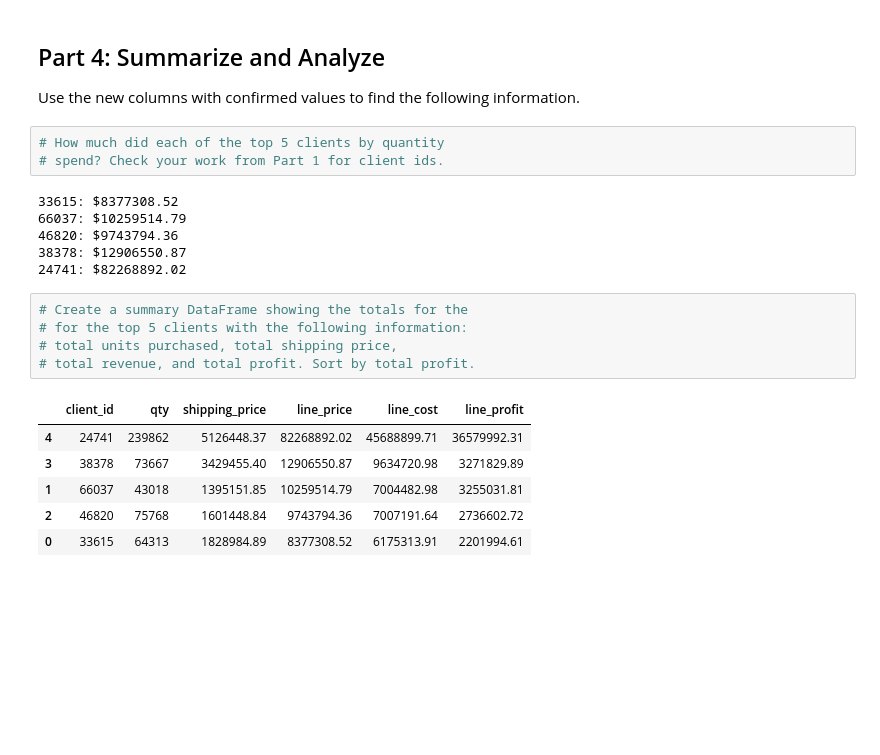
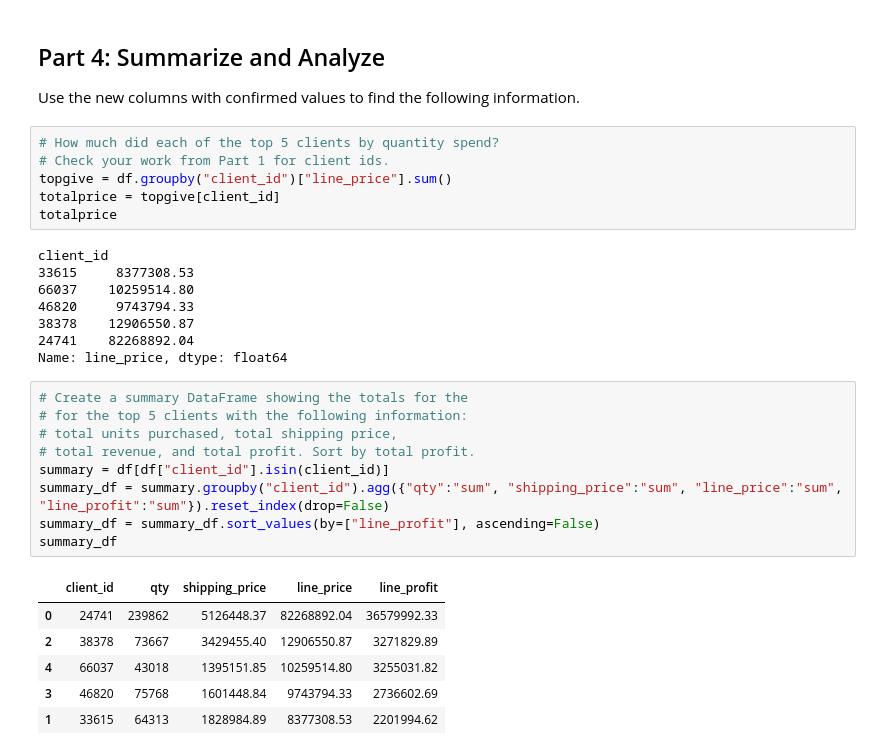
Before and after one commit to brian2656/pandas-challenge-1, a Jupyter notebook: module_4_challenge.ipynb, the cells around one changed output. Drawn from its saved outputs; the diff is of its cells as text; blank space fills up the shorter version.

```diff
--- a/module_4_challenge.ipynb
+++ b/module_4_challenge.ipynb
@@ -212,26 +193,35 @@ Order 6128929 total: $923441.25
 ## Part 4: Summarize and Analyze
 Use the new columns with confirmed values to find the following information.
 # %%
-# How much did each of the top 5 clients by quantity
-# spend? Check your work from Part 1 for client ids.
+# How much did each of the top 5 clients by quantity spend?
+# Check your work from Part 1 for client ids.
+topgive = df.groupby("client_id")["line_price"].sum()
+totalprice = topgive[client_id]
+totalprice
 # %% [output]
-33615: $8377308.52
-66037: $10259514.79
-46820: $9743794.36
-38378: $12906550.87
-24741: $82268892.02
+client_id
+33615     8377308.53
+66037    10259514.80
+46820     9743794.33
+38378    12906550.87
+24741    82268892.04
+Name: line_price, dtype: float64
 # %%
 # Create a summary DataFrame showing the totals for the
 # for the top 5 clients with the following information:
 # total units purchased, total shipping price,
 # total revenue, and total profit. Sort by total profit.
+summary = df[df["client_id"].isin(client_id)]
+summary_df = summary.groupby("client_id").agg({"qty":"sum", "shipping_price":"sum", "line_price":"sum", "line_profit":"sum"}).reset_index(drop=False)
+summary_df = summary_df.sort_values(by=["line_profit"], ascending=False)
+summary_df
 # %% [output]
-|  | client_id | qty | shipping_price | line_price | line_cost | line_profit |
-| 4 | 24741 | 239862 | 5126448.37 | 82268892.02 | 45688899.71 | 36579992.31 |
-| 3 | 38378 | 73667 | 3429455.40 | 12906550.87 | 9634720.98 | 3271829.89 |
-| 1 | 66037 | 43018 | 1395151.85 | 10259514.79 | 7004482.98 | 3255031.81 |
-| 2 | 46820 | 75768 | 1601448.84 | 9743794.36 | 7007191.64 | 2736602.72 |
-| 0 | 33615 | 64313 | 1828984.89 | 8377308.52 | 6175313.91 | 2201994.61 |
+|  | client_id | qty | shipping_price | line_price | line_profit |
+| 0 | 24741 | 239862 | 5126448.37 | 82268892.04 | 36579992.33 |
+| 2 | 38378 | 73667 | 3429455.40 | 12906550.87 | 3271829.89 |
+| 4 | 66037 | 43018 | 1395151.85 | 10259514.80 | 3255031.82 |
+| 3 | 46820 | 75768 | 1601448.84 | 9743794.33 | 2736602.69 |
+| 1 | 33615 | 64313 | 1828984.89 | 8377308.53 | 2201994.62 |
 # %%
 # Format the data and rename the columns
 # to names suitable for presentation.
```
Also changed, not shown: parts of 8 cells of this notebook.
